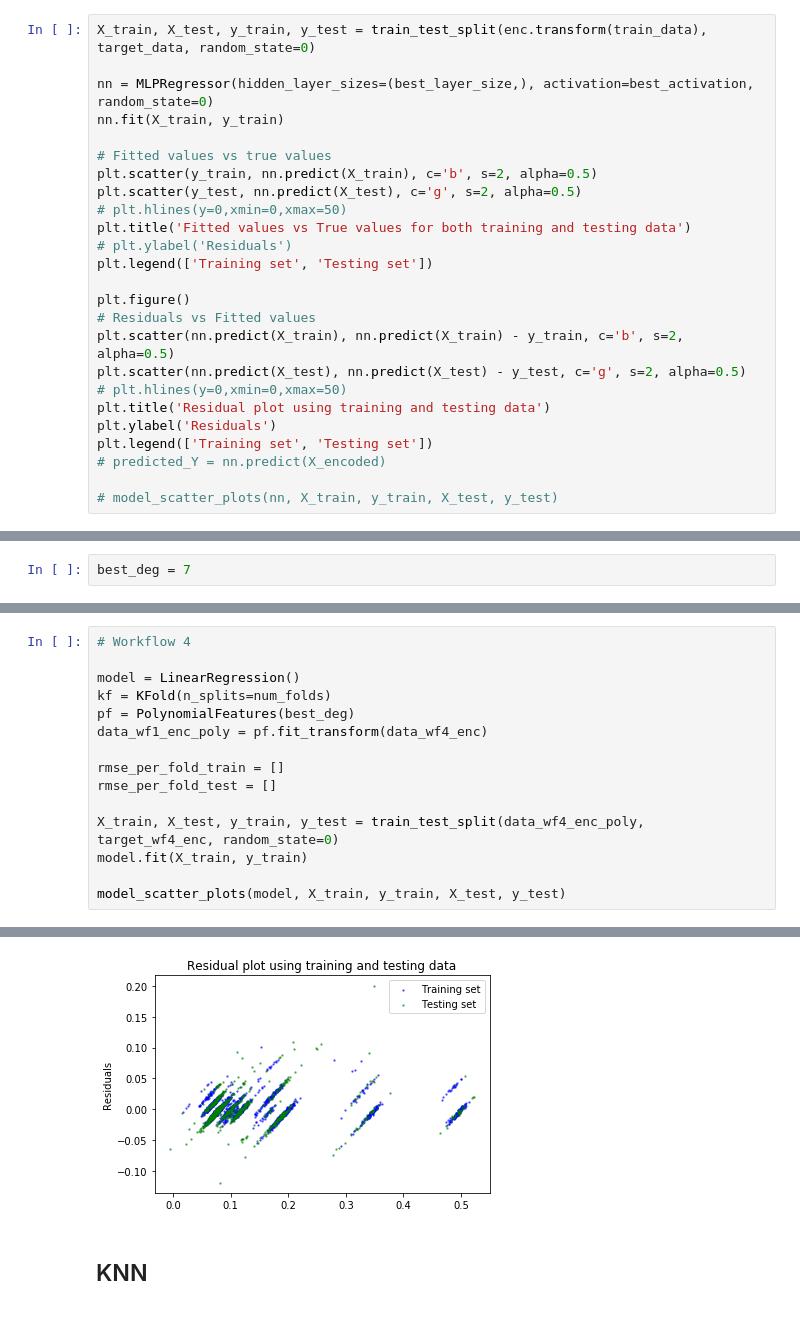
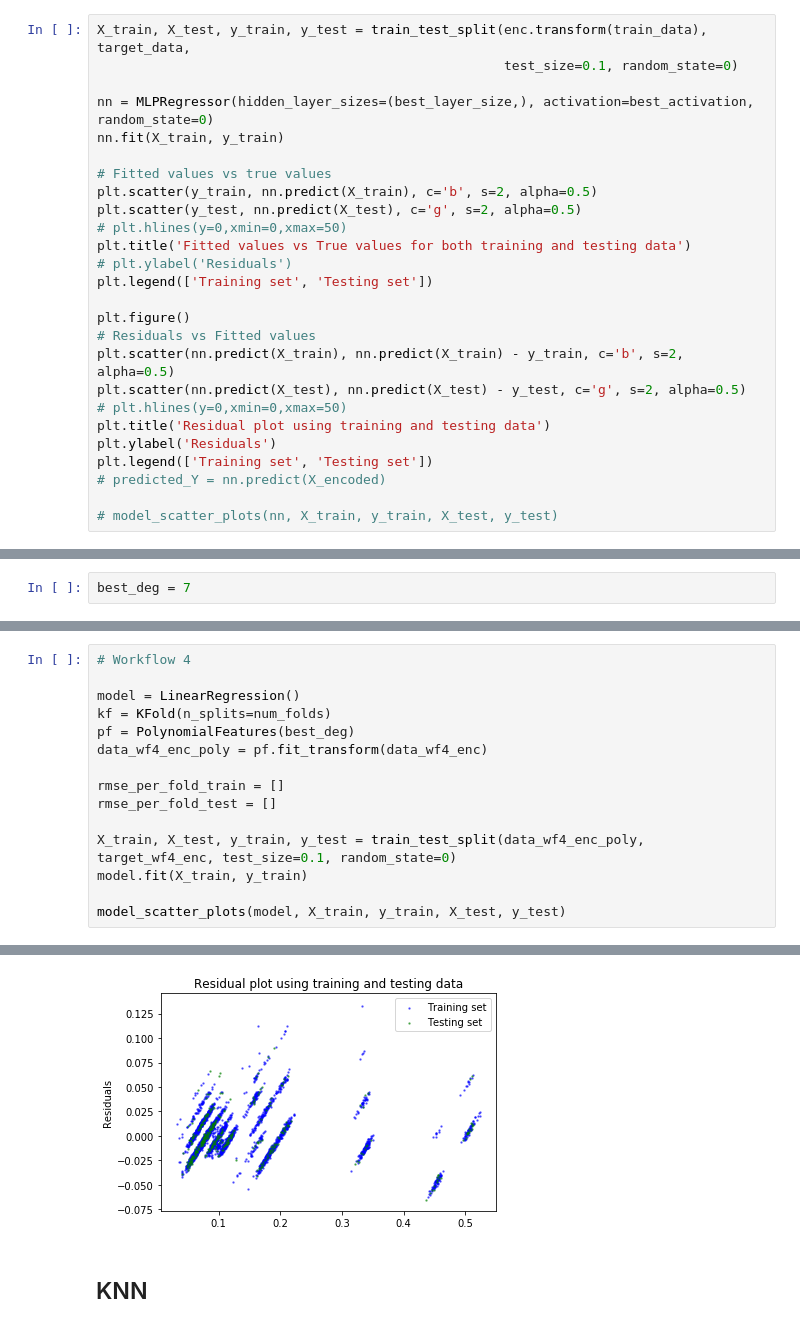
Before and after one commit to 219Winter2019adjz/Project4, a Jupyter notebook: Dataset1.ipynb, the cells around one changed output, grey strips where cells are left out. Drawn from its saved outputs; the diff is of its cells as text.

```diff
--- a/Dataset1.ipynb
+++ b/Dataset1.ipynb
@@ -483,7 +483,8 @@ from sklearn.model_selection import train_test_split
 best_layer_size = 400
 best_activation = 'relu'
 # %%
-X_train, X_test, y_train, y_test = train_test_split(enc.transform(train_data), target_data, random_state=0)
+X_train, X_test, y_train, y_test = train_test_split(enc.transform(train_data), target_data,
+                                                    test_size=0.1, random_state=0)
 
 nn = MLPRegressor(hidden_layer_sizes=(best_layer_size,), activation=best_activation, random_state=0)
 nn.fit(X_train, y_train)
@@ -1042,12 +1042,12 @@ model_scatter_plots(model, X_train, y_train, X_test, y_test)
 model = LinearRegression()
 kf = KFold(n_splits=num_folds)
 pf = PolynomialFeatures(best_deg)
-data_wf1_enc_poly = pf.fit_transform(data_wf4_enc)
+data_wf4_enc_poly = pf.fit_transform(data_wf4_enc)
 
 rmse_per_fold_train = []
 rmse_per_fold_test = []
 
-X_train, X_test, y_train, y_test = train_test_split(data_wf4_enc_poly, target_wf4_enc, random_state=0)
+X_train, X_test, y_train, y_test = train_test_split(data_wf4_enc_poly, target_wf4_enc, test_size=0.1, random_state=0)
 model.fit(X_train, y_train)
 
 model_scatter_plots(model, X_train, y_train, X_test, y_test)
@@ -1056,3 +1056,3 @@ model_scatter_plots(model, X_train, y_train, X_test, y_test)
-[figure, old version]
+[figure, new version]
 # %% [markdown]
 ## KNN
```
Also changed, not shown: parts of 18 cells of this notebook.
